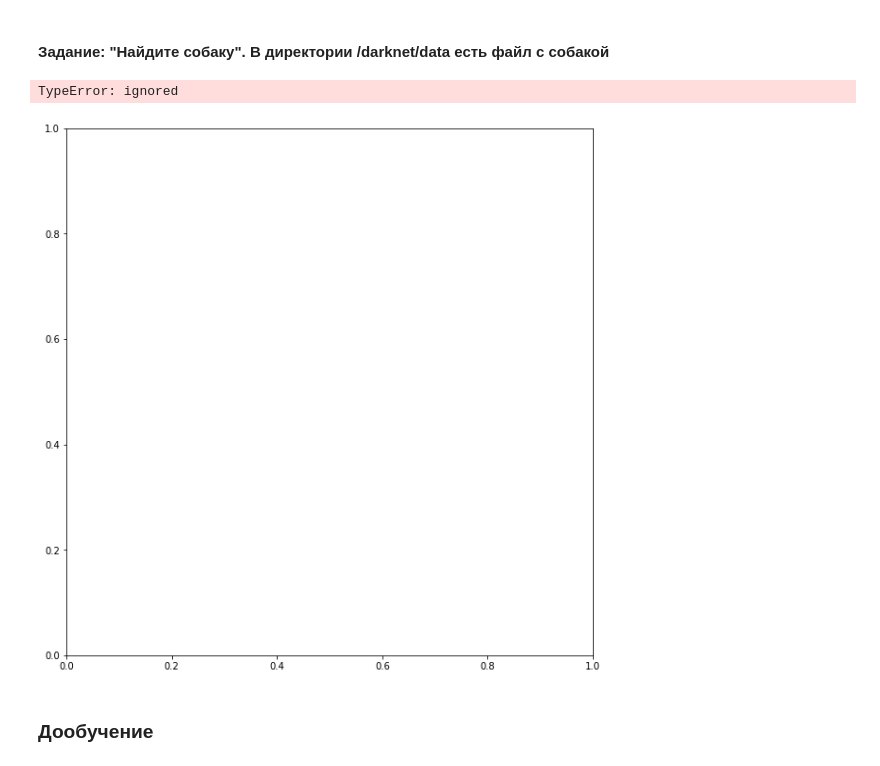
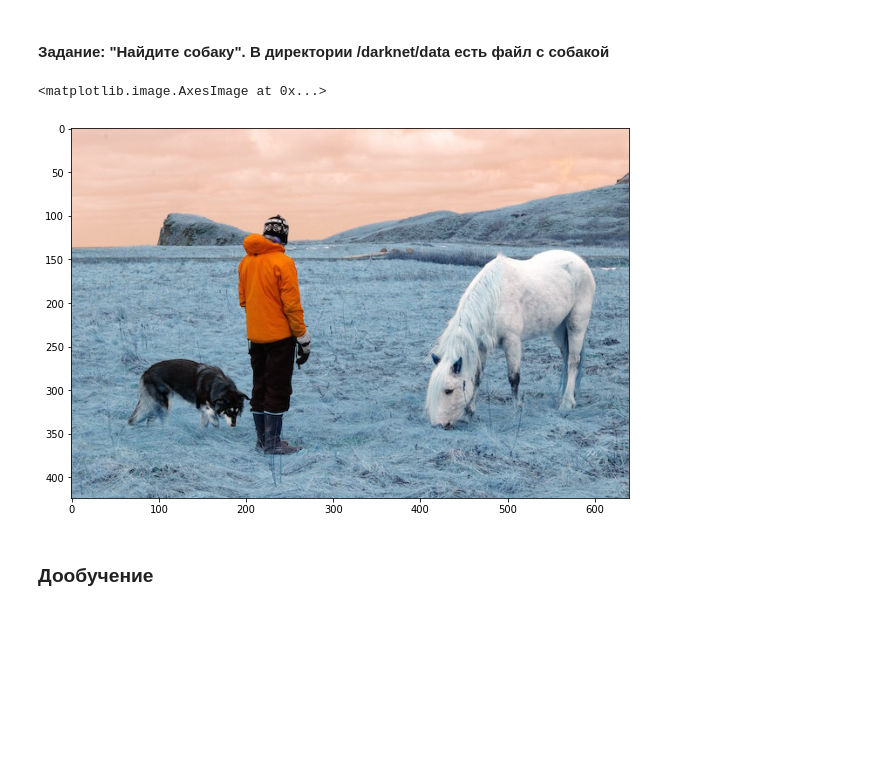
Before and after one commit to otopiachka/markdown-doc, a Jupyter notebook: Seminar_extra_ipynb.ipynb, the cells around one changed output. Saved outputs shown, nothing was run; the diff lists cells and outputs as text; code cells hidden in the pictures; blank space fills up the shorter version.

```diff
--- a/Seminar_extra_ipynb.ipynb
+++ b/Seminar_extra_ipynb.ipynb
@@ -405,13 +418,13 @@ TypeError: ignored
 # %%
 ## !cd darknet && ./darknet detect cfg/yolov3-tiny.cfg cfg/yolov3-tiny.weights data/dog.jpg
 import matplotlib.pyplot as plt
-import cv2
-img = cv2.imread('/content/darknet/predictions.jpg')
+import cv2 as cv
+img = cv.imread('/content/darknet/data/person.jpg')
 plt.figure(figsize=(10,15))
 plt.imshow(img)
 # %% [output]
-TypeError: ignored
+<matplotlib.image.AxesImage at 0x...>
-[figure, old version]
+[figure, new version]
 # %% [markdown]
 ### Дообучение
 # %% [markdown]
```
Also changed, not shown: parts of 16 cells of this notebook.
